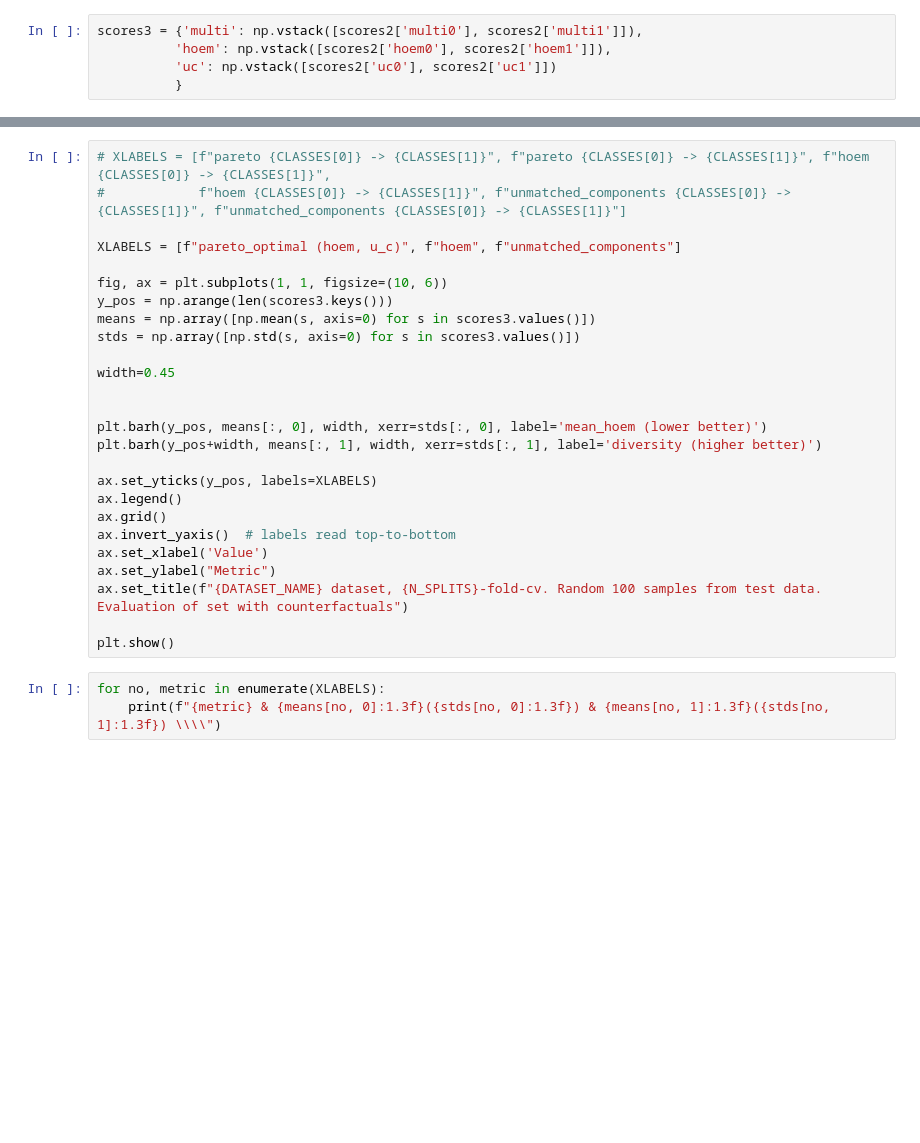
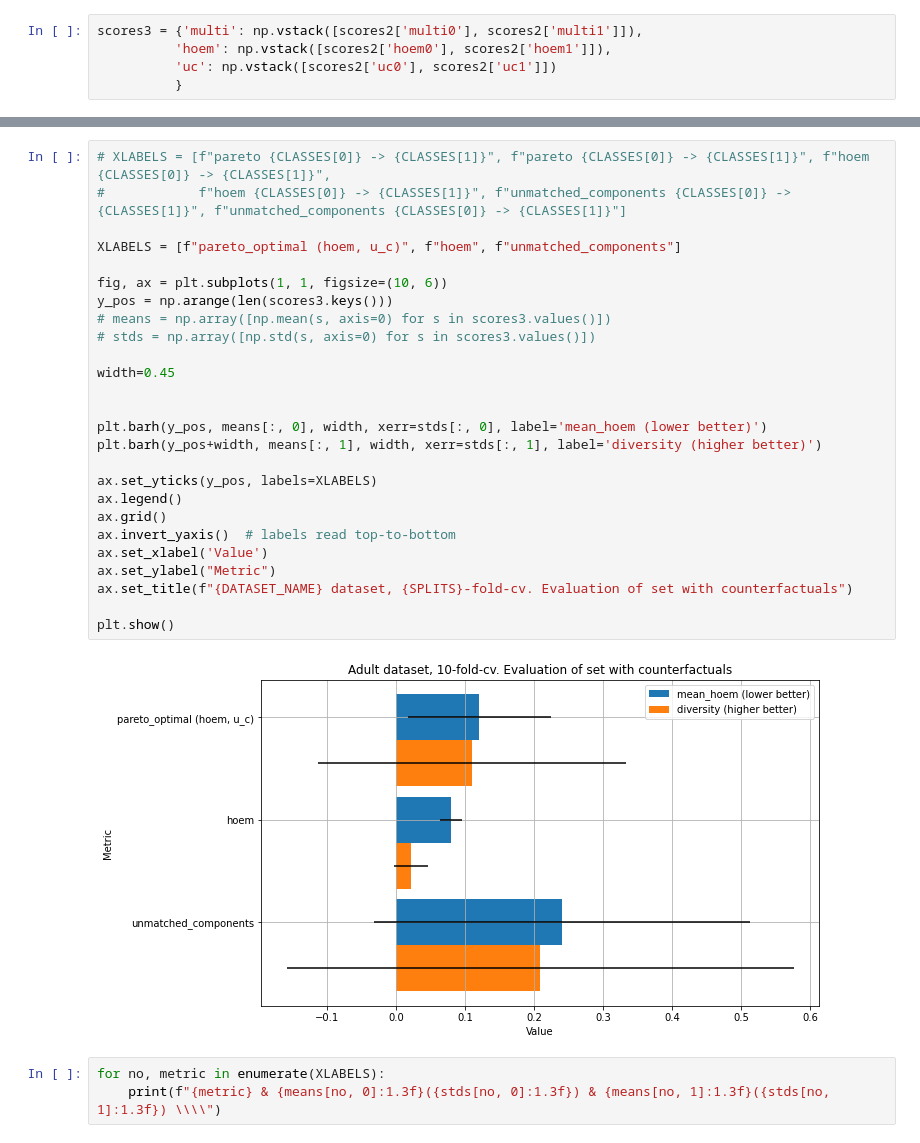
Before and after one commit to Unn20/Random_Forest_Counterfactuals, a Jupyter notebook: experiments/3_counterfactuals_set.ipynb, the cells around one changed output, grey strips where cells are left out. Cells and saved outputs as stored; diff of their text form; blank space fills up the shorter version.

```diff
--- a/experiments/3_counterfactuals_set.ipynb
+++ b/experiments/3_counterfactuals_set.ipynb
@@ -210,29 +309,31 @@ total_found_num, total_found_denum
 # %%
 # XLABELS = [f"pareto {CLASSES[0]} -> {CLASSES[1]}", f"pareto {CLASSES[0]} -> {CLASSES[1]}", f"hoem {CLASSES[0]} -> {CLASSES[1]}",
 #            f"hoem {CLASSES[0]} -> {CLASSES[1]}", f"unmatched_components {CLASSES[0]} -> {CLASSES[1]}", f"unmatched_components {CLASSES[0]} -> {CLASSES[1]}"]
 
 XLABELS = [f"pareto_optimal (hoem, u_c)", f"hoem", f"unmatched_components"]
 
 fig, ax = plt.subplots(1, 1, figsize=(10, 6))
 y_pos = np.arange(len(scores3.keys()))
-means = np.array([np.mean(s, axis=0) for s in scores3.values()])
-stds = np.array([np.std(s, axis=0) for s in scores3.values()])
+# means = np.array([np.mean(s, axis=0) for s in scores3.values()])
+# stds = np.array([np.std(s, axis=0) for s in scores3.values()])
 
 width=0.45
 
 
 plt.barh(y_pos, means[:, 0], width, xerr=stds[:, 0], label='mean_hoem (lower better)')
 plt.barh(y_pos+width, means[:, 1], width, xerr=stds[:, 1], label='diversity (higher better)')
 
 ax.set_yticks(y_pos, labels=XLABELS)
 ax.legend()
 ax.grid()
 ax.invert_yaxis()  # labels read top-to-bottom
 ax.set_xlabel('Value')
 ax.set_ylabel("Metric")
-ax.set_title(f"{DATASET_NAME} dataset, {N_SPLITS}-fold-cv. Random 100 samples from test data. Evaluation of set with counterfactuals")
+ax.set_title(f"{DATASET_NAME} dataset, {SPLITS}-fold-cv. Evaluation of set with counterfactuals")
 
 plt.show()
+# %% [output]
+[figure, added]
 # %%
 for no, metric in enumerate(XLABELS):
     print(f"{metric} & {means[no, 0]:1.3f}({stds[no, 0]:1.3f}) & {means[no, 1]:1.3f}({stds[no, 1]:1.3f}) \\\\")
```
Also changed, not shown: parts of 5 cells of this notebook.
